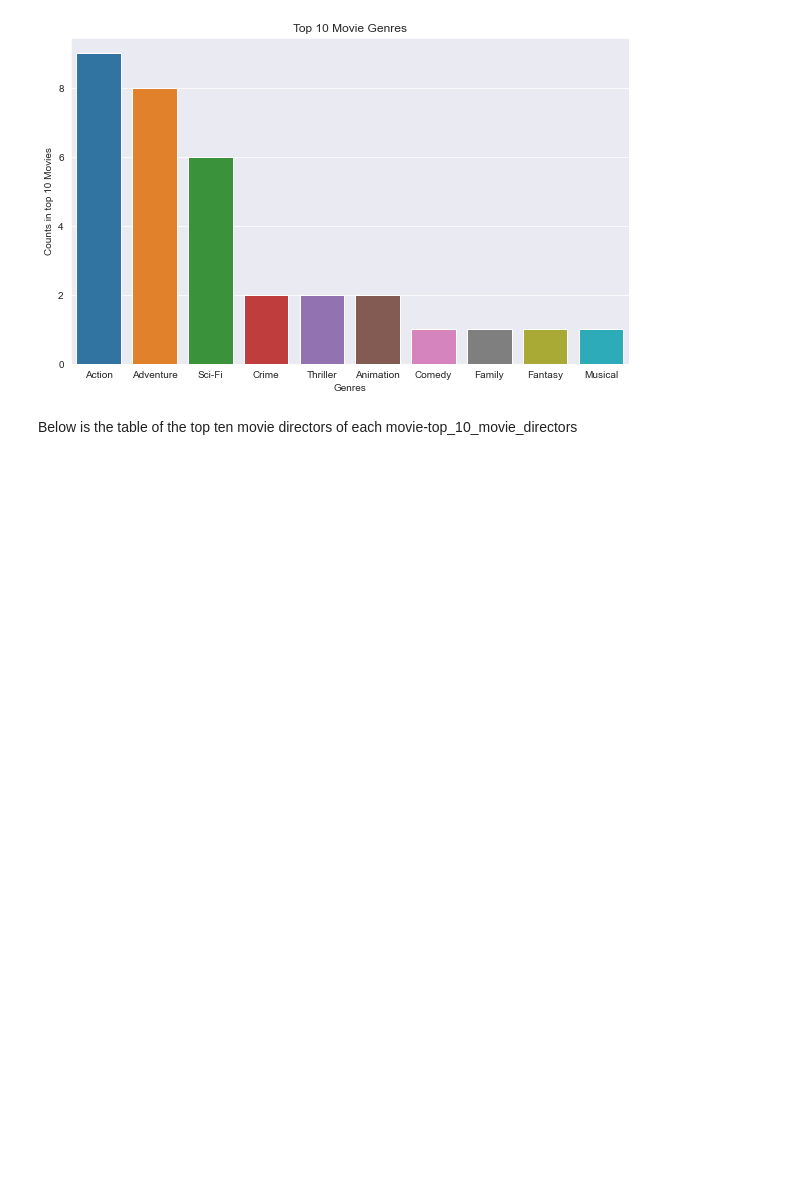
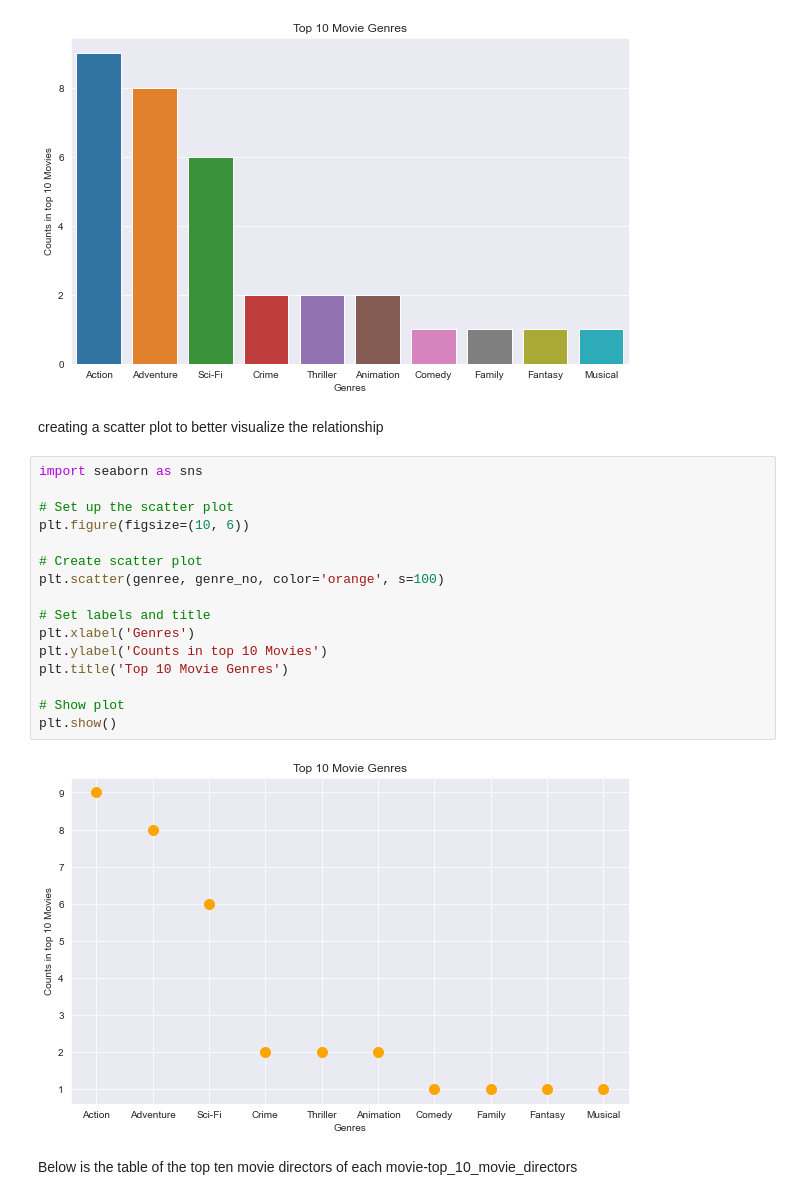
Before and after one commit to GraceRotich/project1-phaseone, a Jupyter notebook: student.ipynb, the cells around one changed output. Drawn from its saved outputs; the diff is of its cells as text; blank space fills up the shorter version.

```diff
--- a/student.ipynb
+++ b/student.ipynb
@@ -536,6 +536,26 @@ plt.show
 # %% [output]
 <function matplotlib.pyplot.show(close=None, block=None)>
 [figure]
+# %% [markdown]
+creating a scatter plot to better visualize the relationship
+# %%
+import seaborn as sns
+
+# Set up the scatter plot
+plt.figure(figsize=(10, 6))
+
+# Create scatter plot
+plt.scatter(genree, genre_no, color='orange', s=100)
+
+# Set labels and title
+plt.xlabel('Genres')
+plt.ylabel('Counts in top 10 Movies')
+plt.title('Top 10 Movie Genres')
+
+# Show plot
+plt.show()
+# %% [output]
+[figure, added]
 # %% [markdown]
 Below is the table of the top ten movie directors of each movie-top_10_movie_directors
 # %%
```
Also changed, not shown: parts of 2 cells of this notebook.
